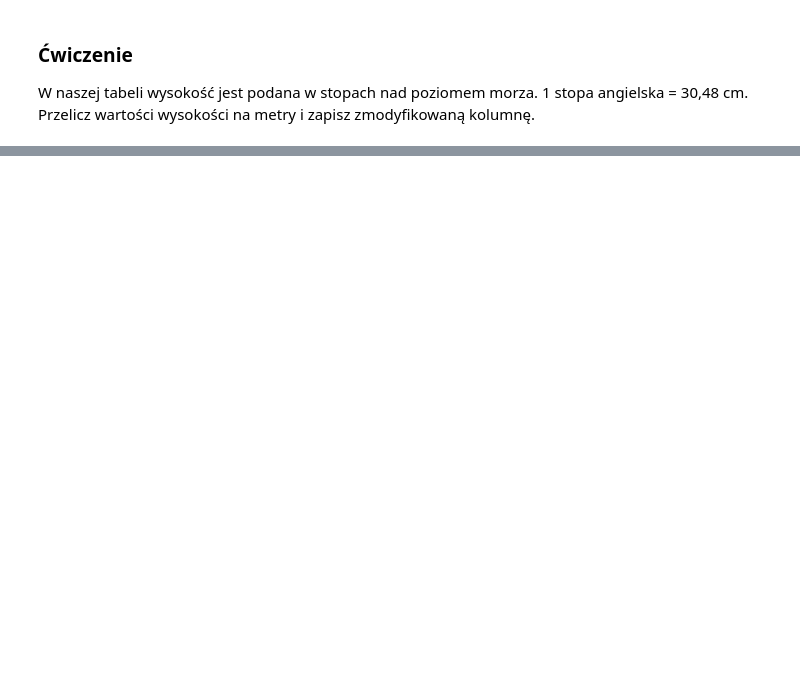
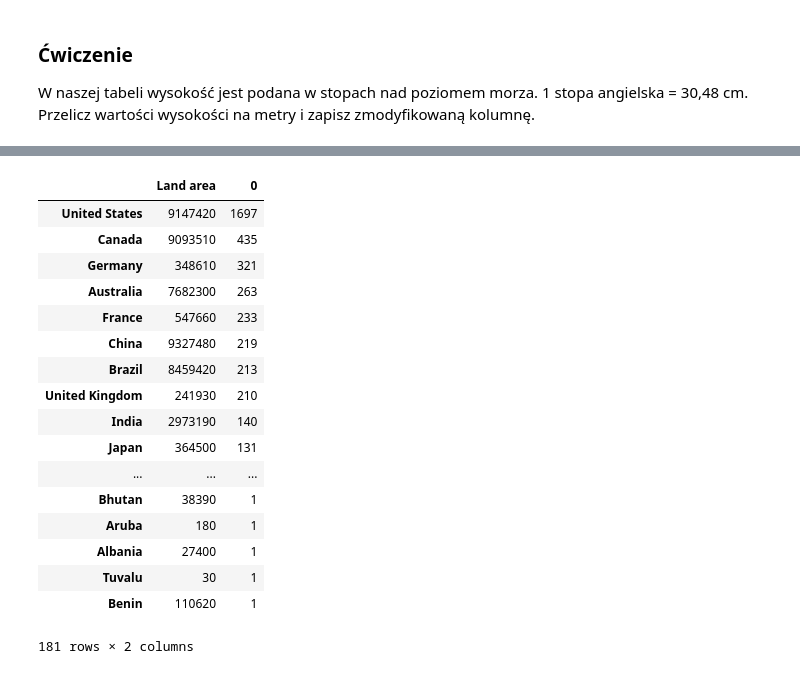
Before and after one commit to DELabUW/szkola-letnia-2015, a Jupyter notebook: zajecia/dzien1_open_flights_data.ipynb, the cells around one changed output, grey strips where cells are left out. Saved outputs shown, nothing was run; the diff lists cells and outputs as text; code cells hidden in the pictures; blank space fills up the shorter version.

```diff
--- a/zajecia/dzien1_open_flights_data.ipynb
+++ b/zajecia/dzien1_open_flights_data.ipynb
@@ -285,0 +480,21 @@ W naszej tabeli wysokość jest podana w stopach nad poziomem morza. 1 stopa ang
+# %%
+s1.join(s2, how="inner")
+# %% [output]
+|  | Land area | 0 |
+| United States | 9147420 | 1697 |
+| Canada | 9093510 | 435 |
+| Germany | 348610 | 321 |
+| Australia | 7682300 | 263 |
+| France | 547660 | 233 |
+| China | 9327480 | 219 |
+| Brazil | 8459420 | 213 |
+| United Kingdom | 241930 | 210 |
+| India | 2973190 | 140 |
+| Japan | 364500 | 131 |
+| ... | ... | ... |
+| Bhutan | 38390 | 1 |
+| Aruba | 180 | 1 |
+| Albania | 27400 | 1 |
+| Tuvalu | 30 | 1 |
+| Benin | 110620 | 1 |
+181 rows × 2 columns
```
Also changed, not shown: parts of 26 cells of this notebook, 2 other files.
